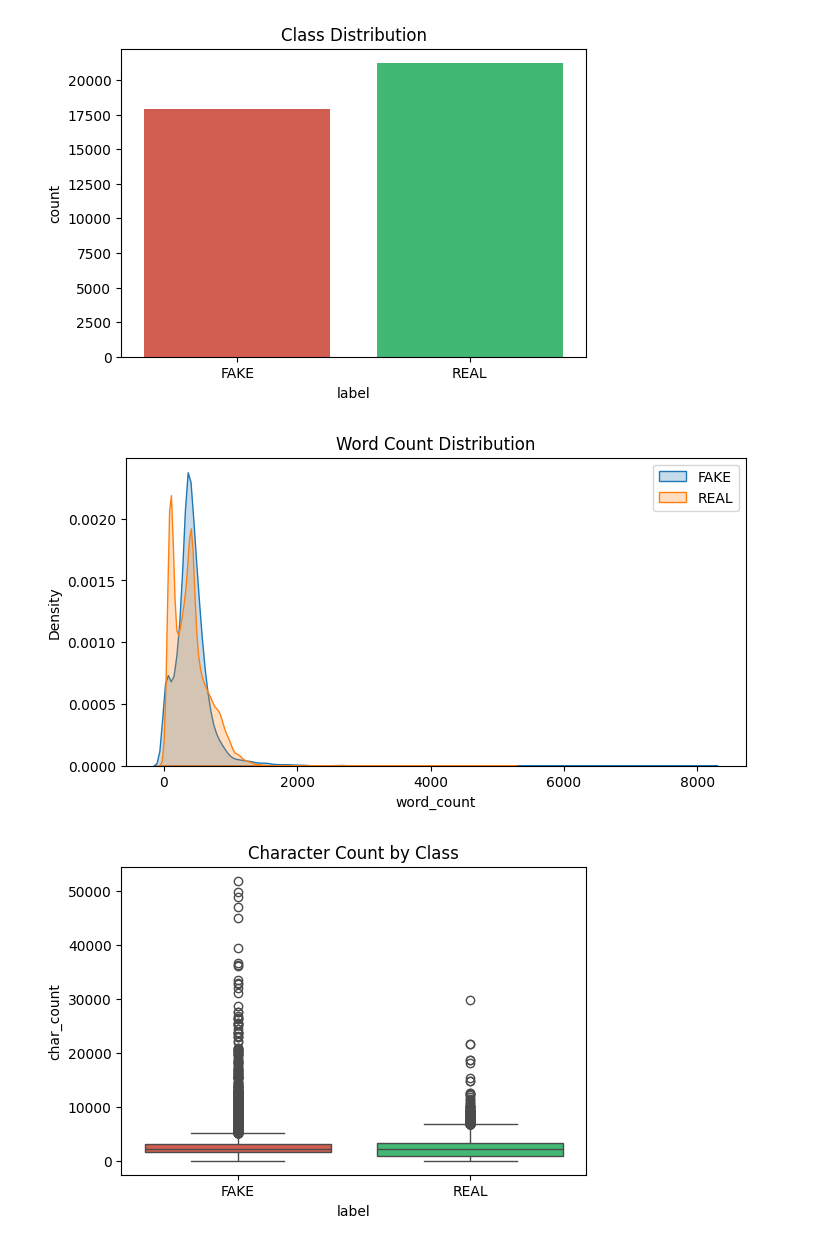
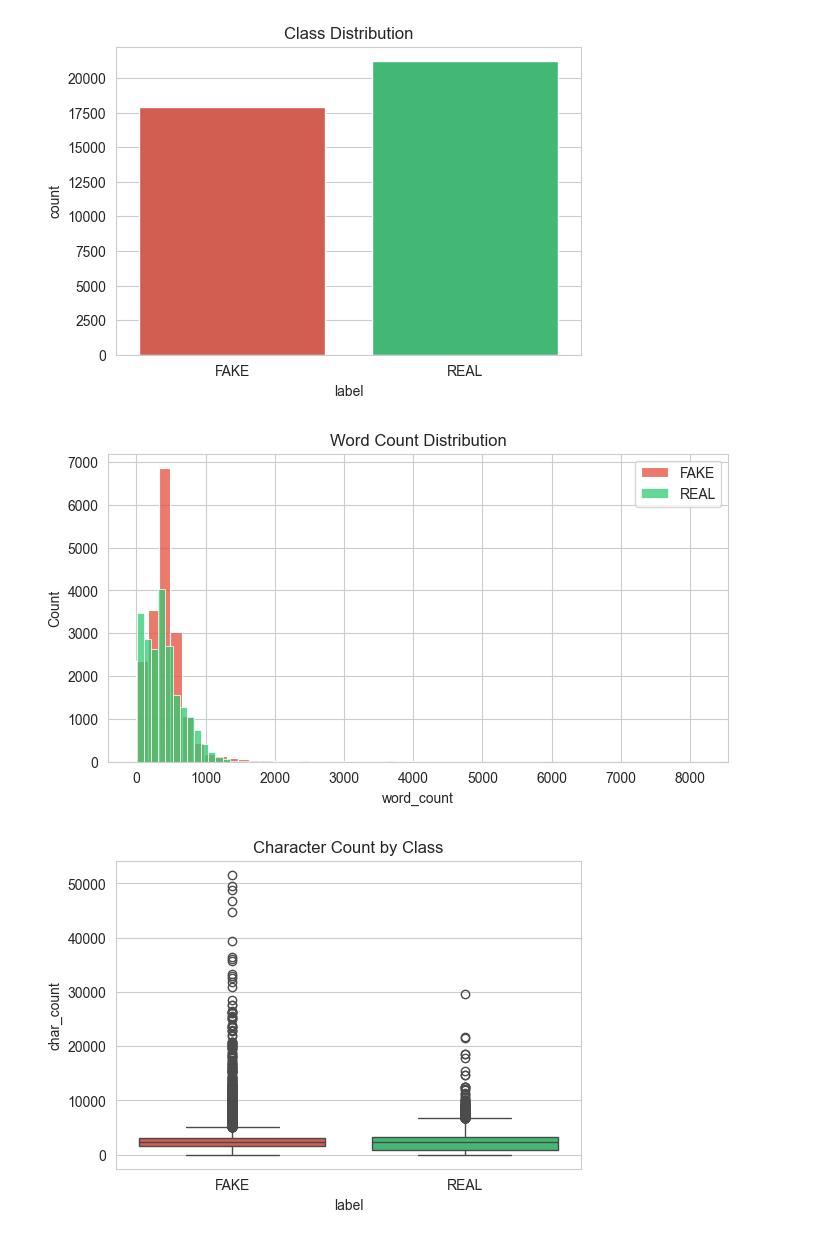
Before and after one commit to Anmol2627/fake-news-detection, a Jupyter notebook: code.ipynb, the cells around one changed output. Cells and saved outputs as stored; diff of their text form; code cells hidden in the pictures.

Commit message:
Add fake news detection notebook

```diff
--- a/code.ipynb
+++ b/code.ipynb
@@ -110,50 +147,66 @@ import matplotlib.pyplot as plt
 import seaborn as sns
 from sklearn.feature_extraction.text import CountVectorizer
 
-# Basic stats
+sns.set_style("whitegrid")
+
+# ─────────────────────────────────────────────────────────────
+# BASIC STATS
+# ─────────────────────────────────────────────────────────────
 df["word_count"] = df[TEXT_COL].apply(lambda x: len(str(x).split()))
 df["char_count"] = df[TEXT_COL].apply(len)
 
 FAKE_MASK = df[LABEL_COL] == 0
 REAL_MASK = df[LABEL_COL] == 1
 
-# ── 1. Class distribution ──
+# ─────────────────────────────────────────────────────────────
+# 1. CLASS DISTRIBUTION
+# ─────────────────────────────────────────────────────────────
 plt.figure(figsize=(6, 4))
 sns.countplot(x=LABEL_COL, data=df, palette=["#e74c3c", "#2ecc71"])
 plt.title("Class Distribution")
 plt.xticks([0, 1], ["FAKE", "REAL"])
 plt.show()
 
-# ── 2. Word count distribution ──
+# ─────────────────────────────────────────────────────────────
+# 2. WORD COUNT DISTRIBUTION (FIXED)
+# ─────────────────────────────────────────────────────────────
 plt.figure(figsize=(8, 4))
-sns.kdeplot(df.loc[FAKE_MASK, "word_count"], label="FAKE", fill=True)
-sns.kdeplot(df.loc[REAL_MASK, "word_count"], label="REAL", fill=True)
+sns.histplot(df.loc[FAKE_MASK, "word_count"], label="FAKE", bins=50, kde=False, color="#e74c3c")
+sns.histplot(df.loc[REAL_MASK, "word_count"], label="REAL", bins=50, kde=False, color="#2ecc71")
 plt.title("Word Count Distribution")
 plt.legend()
 plt.show()
 
-# ── 3. Character count boxplot ──
+# ─────────────────────────────────────────────────────────────
+# 3. CHARACTER COUNT BOXPLOT
+# ─────────────────────────────────────────────────────────────
 plt.figure(figsize=(6, 4))
 sns.boxplot(x=df[LABEL_COL], y=df["char_count"], palette=["#e74c3c", "#2ecc71"])
 plt.title("Character Count by Class")
 plt.xticks([0, 1], ["FAKE", "REAL"])
 plt.show()
 
-# ── 4. Word vs Character relationship ──
+# ─────────────────────────────────────────────────────────────
+# 4. WORD vs CHARACTER (DOWNSAMPLED)
+# ─────────────────────────────────────────────────────────────
+sample_df = df.sample(n=5000, random_state=RANDOM_STATE)
+
 plt.figure(figsize=(6, 4))
 sns.scatterplot(
-    x=df["word_count"],
-    y=df["char_count"],
-    hue=df[LABEL_COL],
+    x=sample_df["word_count"],
+    y=sample_df["char_count"],
+    hue=sample_df[LABEL_COL],
     palette=["#e74c3c", "#2ecc71"],
-    alpha=0.3
+    alpha=0.4
 )
-plt.title("Word Count vs Character Count")
+plt.title("Word Count vs Character Count (Sampled)")
 plt.show()
 
-# ── 5. Top words ──
+# ─────────────────────────────────────────────────────────────
+# 5. TOP WORDS (OPTIMIZED)
+# ─────────────────────────────────────────────────────────────
 def get_top_words(corpus, n=20):
-    vec = CountVectorizer(stop_words="english", max_features=50000)
+    vec = CountVectorizer(stop_words="english", max_features=10000)
     X = vec.fit_transform(corpus)
     counts = X.sum(axis=0).A1
     words = vec.get_feature_names_out()
@@ -166,35 +219,37 @@ fig, axes = plt.subplots(1, 2, figsize=(14, 5))
 
 fake_top[::-1].plot(kind="barh", ax=axes[0], color="#e74c3c")
 axes[0].set_title("Top Words (FAKE)")
 
 real_top[::-1].plot(kind="barh", ax=axes[1], color="#2ecc71")
 axes[1].set_title("Top Words (REAL)")
 
 plt.tight_layout()
 plt.show()
 
-# ── 6. Bigram comparison ──
+# ─────────────────────────────────────────────────────────────
+# 6. BIGRAMS (OPTIMIZED)
+# ─────────────────────────────────────────────────────────────
 def get_top_bigrams(corpus, n=15):
-    vec = CountVectorizer(ngram_range=(2, 2), stop_words="english", max_features=50000)
+    vec = CountVectorizer(ngram_range=(2, 2), stop_words="english", max_features=10000)
     X = vec.fit_transform(corpus)
     counts = X.sum(axis=0).A1
     words = vec.get_feature_names_out()
     return pd.Series(counts, index=words).sort_values(ascending=False).head(n)
 
 fake_bi = get_top_bigrams(df.loc[FAKE_MASK, TEXT_COL])
 real_bi = get_top_bigrams(df.loc[REAL_MASK, TEXT_COL])
 
 fig, axes = plt.subplots(1, 2, figsize=(14, 5))
 
 fake_bi[::-1].plot(kind="barh", ax=axes[0], color="#c0392b")
 axes[0].set_title("Top Bigrams (FAKE)")
 
 real_bi[::-1].plot(kind="barh", ax=axes[1], color="#27ae60")
 axes[1].set_title("Top Bigrams (REAL)")
 
 plt.tight_layout()
 plt.show()
 # %% [output]
-[figure, old version]
+[figure, new version]
-[figure, old version]
+[figure, new version]
-[figure, old version]
+[figure, new version]
```
Also changed, not shown: parts of 17 cells of this notebook, 10 other files.
